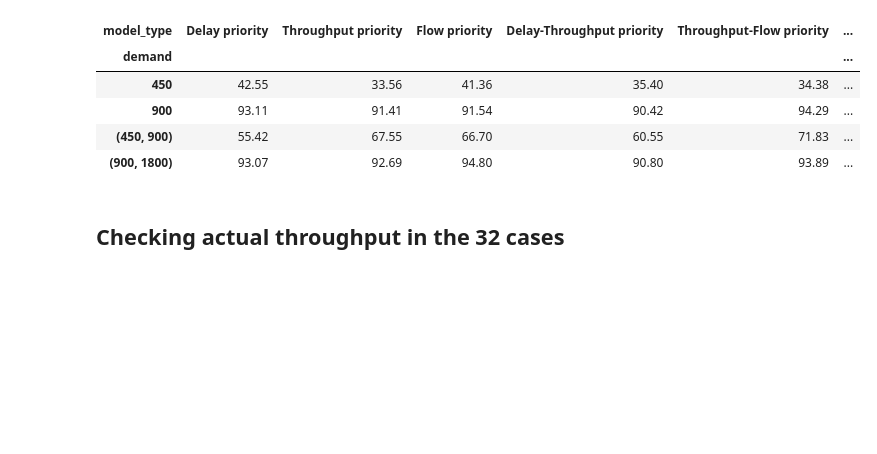
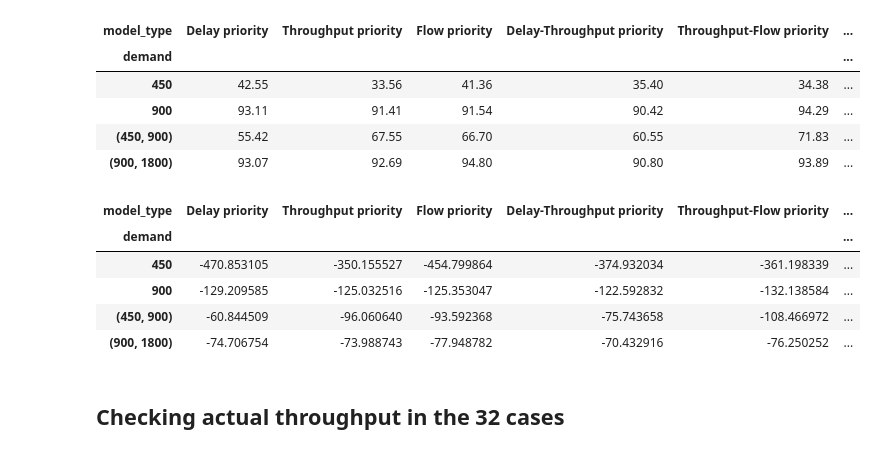
Before and after one commit to DEGABGED/ctm_data_processing, a Jupyter notebook: Analysis of Results.ipynb, the cells around one changed output. Drawn from its saved outputs; the diff is of its cells as text; code cells hidden in the pictures; blank space fills up the shorter version.

```diff
--- a/Analysis of Results.ipynb
+++ b/Analysis of Results.ipynb
@@ -128,6 +128,18 @@ Total actual delay over 10 minutes (in vehicle-hours)
 | 900 | 93.11 | 91.41 | 91.54 | 90.42 | 94.29 | ... |
 | (450, 900) | 55.42 | 67.55 | 66.70 | 60.55 | 71.83 | ... |
 | (900, 1800) | 93.07 | 92.69 | 94.80 | 90.80 | 93.89 | ... |
+# %%
+df_delay_percent = (df_total_delay_table.iloc[:, :-1] - df_total_delay_table[['Parent model']].values) * -100 / df_total_delay_table[['Parent model']].values
+#df_total_thru_table[['Parent model']]
+
+df_delay_percent#.mean(axis=1).mean()
+# %% [output]
+| model_type | Delay priority | Throughput priority | Flow priority | Delay-Throughput priority | Throughput-Flow priority | ... |
+| demand |  |  |  |  |  | ... |
+| 450 | -470.853105 | -350.155527 | -454.799864 | -374.932034 | -361.198339 | ... |
+| 900 | -129.209585 | -125.032516 | -125.353047 | -122.592832 | -132.138584 | ... |
+| (450, 900) | -60.844509 | -96.060640 | -93.592368 | -75.743658 | -108.466972 | ... |
+| (900, 1800) | -74.706754 | -73.988743 | -77.948782 | -70.432916 | -76.250252 | ... |
 # %% [markdown]
 ## Checking actual throughput in the 32 cases
 # %%
```
Also changed, not shown: parts of 2 cells of this notebook, 2 other files.
